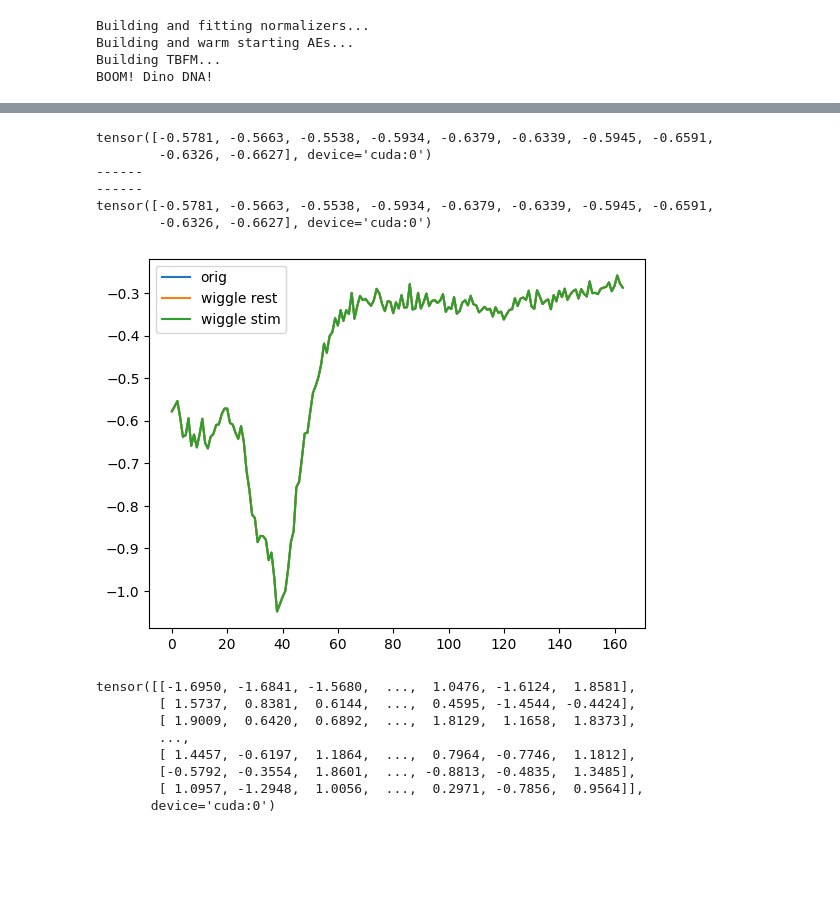
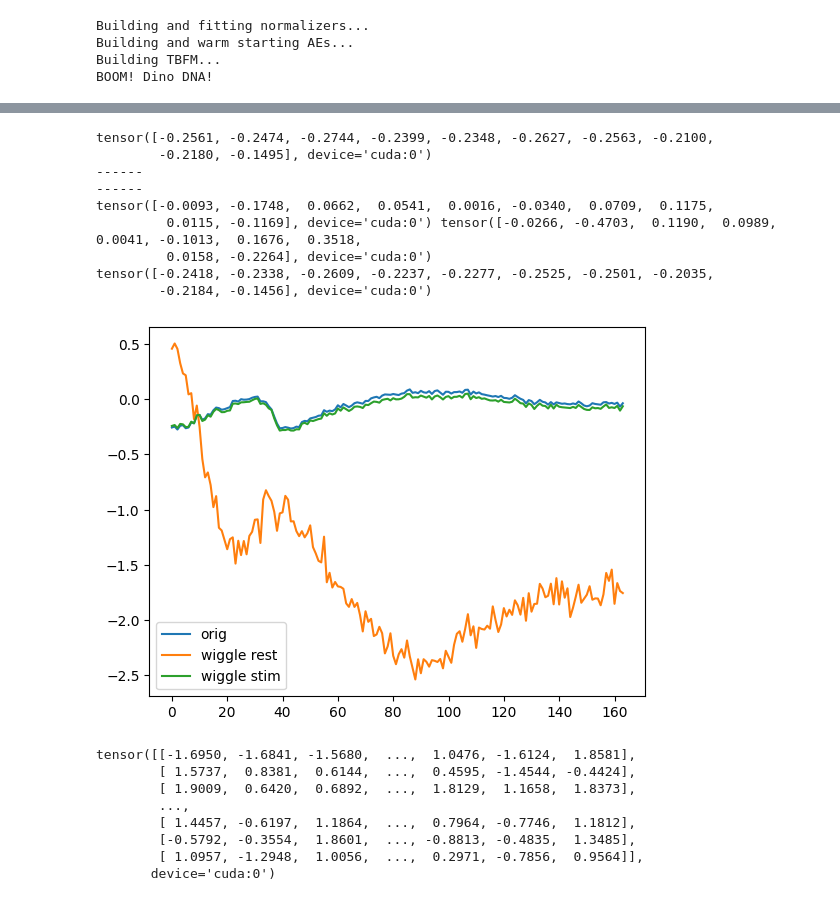
Before and after one commit to mmattb/py-tbfm, a Jupyter notebook: train_multisession_all.ipynb, the cells around one changed output, grey strips where cells are left out. Saved outputs shown, nothing was run; the diff lists cells and outputs as text; code cells hidden in the pictures; blank space fills up the shorter version.

```diff
--- a/train_multisession_all.ipynb
+++ b/train_multisession_all.ipynb
@@ -104,12 +108,12 @@ per session batch size: 300
 # Now build...
 
 # At 30 sessions we have fewer examples per session, so AE lrs need to go down. Noisier gradients.
-cfg.tbfm.training.optim.lr_head = 7e-4
 # cfg.ae.training.coadapt = False
 # cfg.training.grad_clip = 2.0
-cfg.tbfm.module.use_film_bases = True
-cfg.tbfm.module.num_bases = 20
-cfg.training.epochs = 20001
+# cfg.tbfm.training.lambda_ortho = 0.05
+# cfg.tbfm.module.use_film_bases = True
+# cfg.tbfm.module.num_bases = 15
+cfg.training.epochs = 50001
 
 ms = multisession.build_from_cfg(cfg, data_train, device=DEVICE)
 model_optims = multisession.get_optims(cfg, ms)
@@ -128,6 +132,5 @@ embeddings_stim, results = multisession.train_from_cfg(
     embeddings_rest,
     data_test=data_test,
     test_interval=1000,
-    epoch_steps=10,
-    epochs=cfg.training.epochs)
+    epochs=1001)
 # %% [output]
@@ -176,41 +182,47 @@ TypeError: 'NoneType' object is not subscriptable
 # %%
 # see how much predictions change as I tweak embeddings
+sid = "MonkeyJ_20160630_Session3_S1"
 
-def wiggle(stuff):
+def wiggle(stuff, quiet=True):
     out = {}
     for sid, thing in stuff.items():
-        out[sid] = thing * (torch.rand(thing.shape).to(thing.device) + 0.05)
+        out[sid] = thing * (torch.rand(thing.shape).to(thing.device) + 0.5) * 2
+    if not quiet:
+        print(thing[:10], out[sid][:10])
 
     return out
 
 ch = 30
 
 with torch.no_grad():
     ms.eval()
     dt = next(iter(data_test))
     dt = utils.move_batch(dt, device=DEVICE)
     preds = ms(dt, embeddings_rest=embeddings_rest, embeddings_stim=embeddings_stim)
-    plt.plot(preds['MonkeyG_20150925_Session2_S1'][0][:, ch].detach().cpu(), label="orig")
-    print(preds['MonkeyG_20150925_Session2_S1'][0][:, ch][:10])
+    plt.plot(preds[sid][0][:, ch].detach().cpu(), label="orig")
+    print(preds[sid][0][:, ch][:10])
     print("------")
 
     preds = ms(dt, embeddings_rest=wiggle(embeddings_rest), embeddings_stim=embeddings_stim)
-    plt.plot(preds['MonkeyG_20150925_Session2_S1'][0][:, ch].detach().cpu(), label="wiggle rest")
+    plt.plot(preds[sid][0][:, ch].detach().cpu(), label="wiggle rest")
     print("------")
 
-    preds = ms(dt, embeddings_rest=embeddings_rest, embeddings_stim=wiggle(embeddings_stim))
-    plt.plot(preds['MonkeyG_20150925_Session2_S1'][0][:, ch].detach().cpu(), label="wiggle stim")
-    print(preds['MonkeyG_20150925_Session2_S1'][0][:, ch][:10])
+    preds = ms(dt, embeddings_rest=embeddings_rest, embeddings_stim=wiggle(embeddings_stim, quiet=False))
+    plt.plot(preds[sid][0][:, ch].detach().cpu(), label="wiggle stim")
+    print(preds[sid][0][:, ch][:10])
 plt.legend()
 plt.show()
 # %% [output]
-tensor([-0.5781, -0.5663, -0.5538, -0.5934, -0.6379, -0.6339, -0.5945, -0.6591,
-        -0.6326, -0.6627], device='cuda:0')
+tensor([-0.2561, -0.2474, -0.2744, -0.2399, -0.2348, -0.2627, -0.2563, -0.2100,
+        -0.2180, -0.1495], device='cuda:0')
 ------
 ------
-tensor([-0.5781, -0.5663, -0.5538, -0.5934, -0.6379, -0.6339, -0.5945, -0.6591,
-        -0.6326, -0.6627], device='cuda:0')
+tensor([-0.0093, -0.1748,  0.0662,  0.0541,  0.0016, -0.0340,  0.0709,  0.1175,
+         0.0115, -0.1169], device='cuda:0') tensor([-0.0266, -0.4703,  0.1190,  0.0989,  0.0041, -0.1013,  0.1676,  0.3518,
+         0.0158, -0.2264], device='cuda:0')
+tensor([-0.2418, -0.2338, -0.2609, -0.2237, -0.2277, -0.2525, -0.2501, -0.2035,
+        -0.2184, -0.1456], device='cuda:0')
-[figure, old version]
+[figure, new version]
 # %%
 print(ms.model.instances['MonkeyG_20150925_Session2_S1'].prev_bases[0])
 # %% [output]
```
Also changed, not shown: parts of 9 cells of this notebook, 9 other files.
